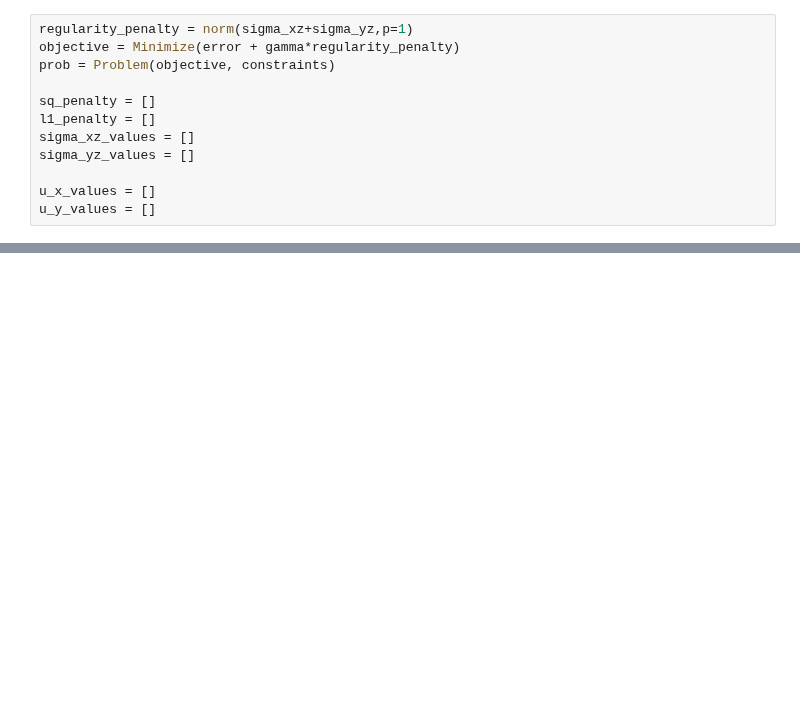
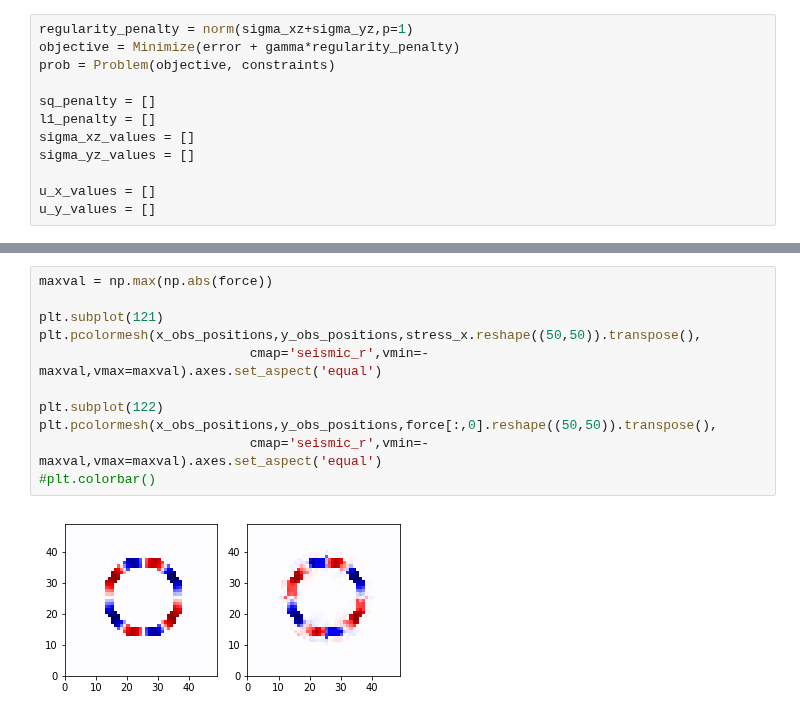
Before and after one commit to jcalifornia/tractionforce, a Jupyter notebook: paper/numerics/pads.ipynb, the cells around one changed output, grey strips where cells are left out. Drawn from its saved outputs; the diff is of its cells as text; blank space fills up the shorter version.

```diff
--- a/paper/numerics/pads.ipynb
+++ b/paper/numerics/pads.ipynb
@@ -370 +250,14 @@ force, u, err, reg, val = invert_one(gamma_vals[-1])
 Optimal solution found.
+# %%
+maxval = np.max(np.abs(force))
+
+plt.subplot(121)
+plt.pcolormesh(x_obs_positions,y_obs_positions,stress_x.reshape((50,50)).transpose(),
+                           cmap='seismic_r',vmin=-maxval,vmax=maxval).axes.set_aspect('equal')
+
+plt.subplot(122)
+plt.pcolormesh(x_obs_positions,y_obs_positions,force[:,0].reshape((50,50)).transpose(),
+                           cmap='seismic_r',vmin=-maxval,vmax=maxval).axes.set_aspect('equal')
+#plt.colorbar()
+# %% [output]
+[figure, added]
```
Also changed, not shown: parts of 15 cells of this notebook, 5 other files.
